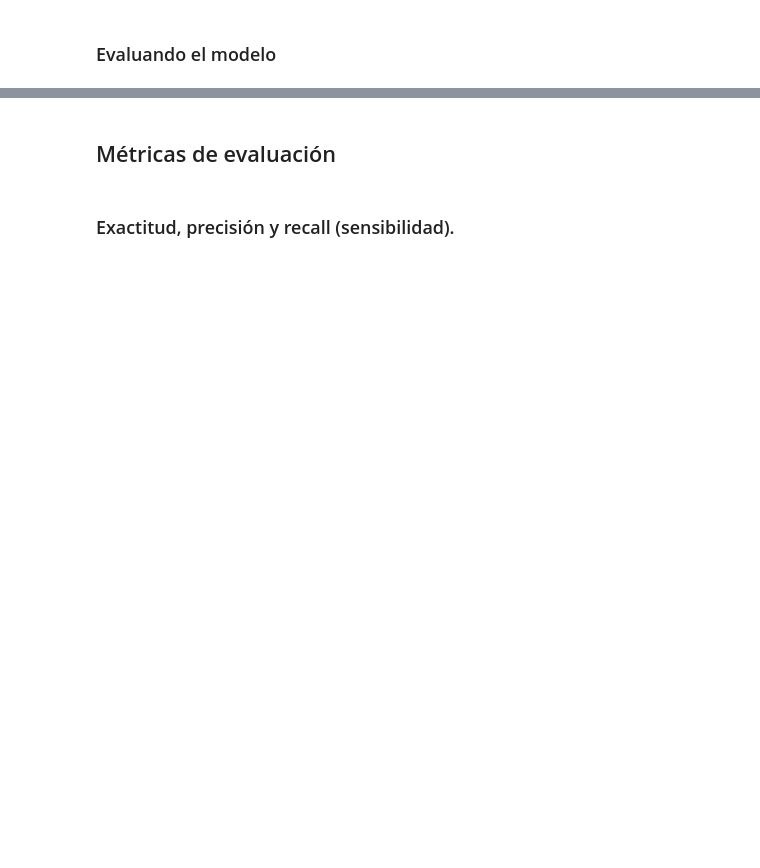
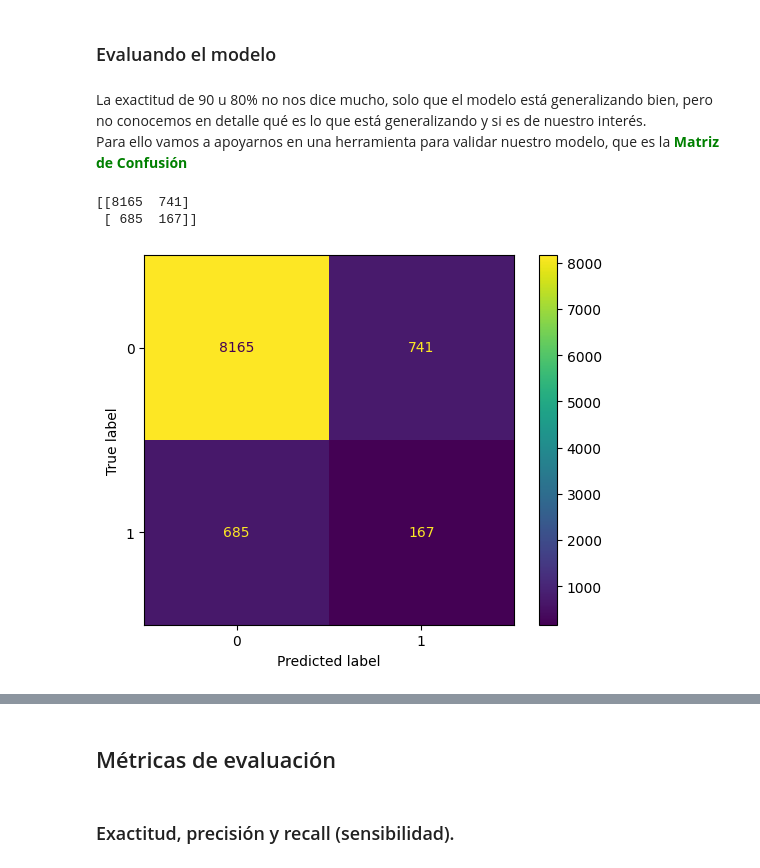
Before and after one commit to Maucho6340/2162-clasificacion-validacion-de-modelos-y-metricas, a Jupyter notebook: Clasificacion_validacion_y_metricas.ipynb, the cells around one changed output, grey strips where cells are left out. Saved outputs shown, nothing was run; the diff lists cells and outputs as text; code cells hidden in the pictures; blank space fills up the shorter version.

```diff
--- a/Clasificacion_validacion_y_metricas.ipynb
+++ b/Clasificacion_validacion_y_metricas.ipynb
@@ -66,0 +69,8 @@ Con el objetivo de verificar la capacidad de generalización de un modelo, debem
+# %%
+X, x_test, y , y_test = train_test_split(X, y, test_size=0.15, stratify=y, random_state=5) # stratify permite tener grupos de datos con las mismas características
+X_train, X_val, y_train, y_val = train_test_split(X, y, stratify=y, random_state=5)
+# %%
+modelo = DecisionTreeClassifier()
+modelo.fit(X_train, y_train)
+print(f'La exactitud del modelo con el conjunto de entrenamiento es: {modelo.score(X_train,y_train)}')
+print(f'La exactitud del modelo con el conjunto de validación es: {modelo.score(X_val,y_val)}')
@@ -66,0 +83,5 @@ Con el objetivo de verificar la capacidad de generalización de un modelo, debem
+# %%
+modelo = DecisionTreeClassifier(max_depth=10) # Asignamos profundidad
+modelo.fit(X_train, y_train)
+print(f'La exactitud del modelo con el conjunto de entrenamiento es: {modelo.score(X_train,y_train)}')
+print(f'La exactitud del modelo con el conjunto de validación es: {modelo.score(X_val,y_val)}')
@@ -67,2 +111,5 @@ Con el objetivo de verificar la capacidad de generalización de un modelo, debem
 # %% [markdown]
 ### Evaluando el modelo
+# %% [markdown]
+La exactitud de 90 u 80% no nos dice mucho, solo que el modelo está generalizando bien, pero no conocemos en detalle qué es lo que está generalizando y si es de nuestro interés.<br>
+Para ello vamos a apoyarnos en una herramienta para validar nuestro modelo, que es la <font color='green'>**Matriz de Confusión**
@@ -68,0 +118,7 @@ Con el objetivo de verificar la capacidad de generalización de un modelo, debem
+# %%
+y_previsto = modelo.predict(X_val)
+matriz_confusion =confusion_matrix(y_val, y_previsto)
+print(matriz_confusion)
+# %% [output]
+[[8165  741]
+ [ 685  167]]
@@ -68,0 +127,5 @@ Con el objetivo de verificar la capacidad de generalización de un modelo, debem
+# %%
+visualizacion=ConfusionMatrixDisplay(matriz_confusion)
+visualizacion.plot(); # este "; se instala para no tener que inportar matplotlib y tener que hacer un plt.show
+# %% [output]
+[figure, added]
```
Also changed, not shown: parts of 44 cells of this notebook.
